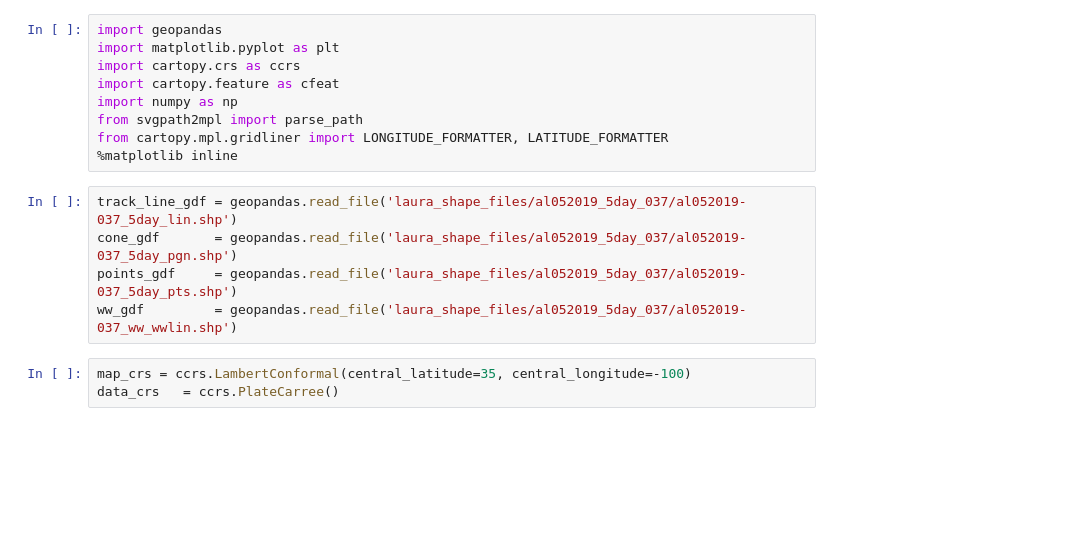
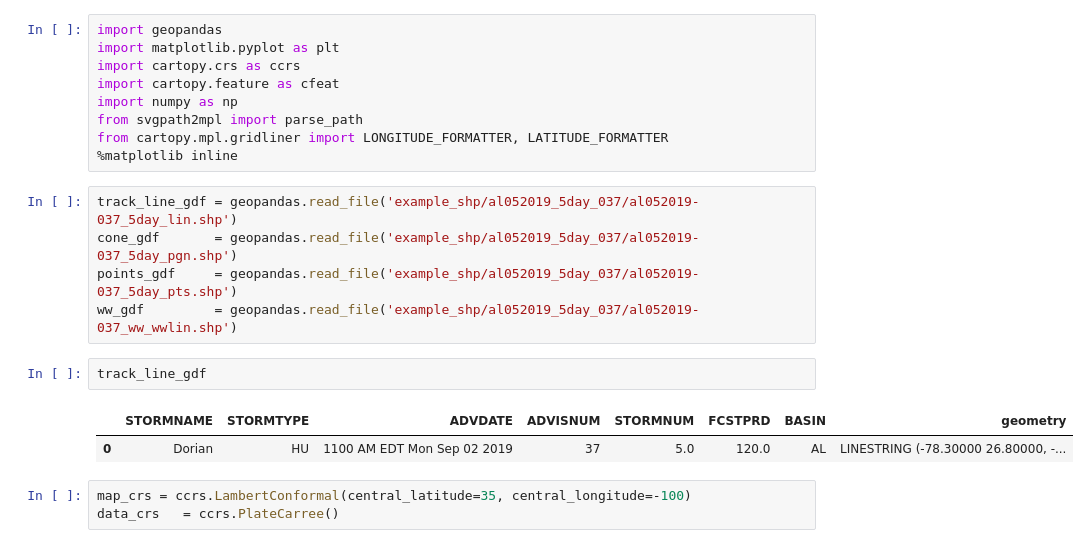
Before and after one commit to jmedinah09/UnidataProjects, a Jupyter notebook: tropical_cyclone_plot_project/Tropical_Cyclone_Plot_Project_MetPyTut.ipynb, the cells around one changed output. Cells and saved outputs as stored; diff of their text form; blank space fills up the shorter version.

```diff
--- a/tropical_cyclone_plot_project/Tropical_Cyclone_Plot_Project_MetPyTut.ipynb
+++ b/tropical_cyclone_plot_project/Tropical_Cyclone_Plot_Project_MetPyTut.ipynb
@@ -8,10 +8,15 @@ from svgpath2mpl import parse_path
 from cartopy.mpl.gridliner import LONGITUDE_FORMATTER, LATITUDE_FORMATTER
 %matplotlib inline
 # %%
-track_line_gdf = geopandas.read_file('laura_shape_files/al052019_5day_037/al052019-037_5day_lin.shp')
-cone_gdf       = geopandas.read_file('laura_shape_files/al052019_5day_037/al052019-037_5day_pgn.shp')
-points_gdf     = geopandas.read_file('laura_shape_files/al052019_5day_037/al052019-037_5day_pts.shp')
-ww_gdf         = geopandas.read_file('laura_shape_files/al052019_5day_037/al052019-037_ww_wwlin.shp')
+track_line_gdf = geopandas.read_file('example_shp/al052019_5day_037/al052019-037_5day_lin.shp')
+cone_gdf       = geopandas.read_file('example_shp/al052019_5day_037/al052019-037_5day_pgn.shp')
+points_gdf     = geopandas.read_file('example_shp/al052019_5day_037/al052019-037_5day_pts.shp')
+ww_gdf         = geopandas.read_file('example_shp/al052019_5day_037/al052019-037_ww_wwlin.shp')
+# %%
+track_line_gdf
+# %% [output]
+|  | STORMNAME | STORMTYPE | ADVDATE | ADVISNUM | STORMNUM | FCSTPRD | BASIN | geometry |
+| 0 | Dorian | HU | 1100 AM EDT Mon Sep 02 2019 | 37 | 5.0 | 120.0 | AL | LINESTRING (-78.30000 26.80000, -... |
 # %%
 map_crs = ccrs.LambertConformal(central_latitude=35, central_longitude=-100)
 data_crs   = ccrs.PlateCarree()
```
Also changed, not shown: parts of 3 cells of this notebook, 8 other files.
